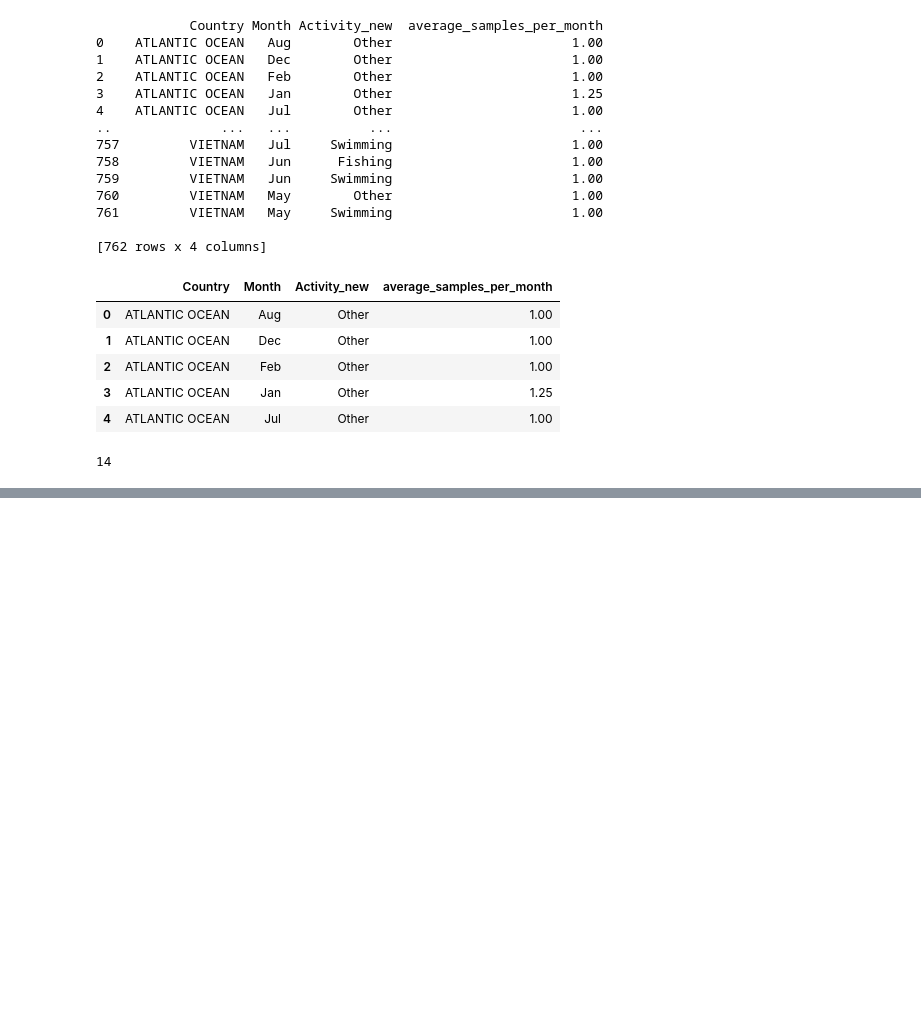
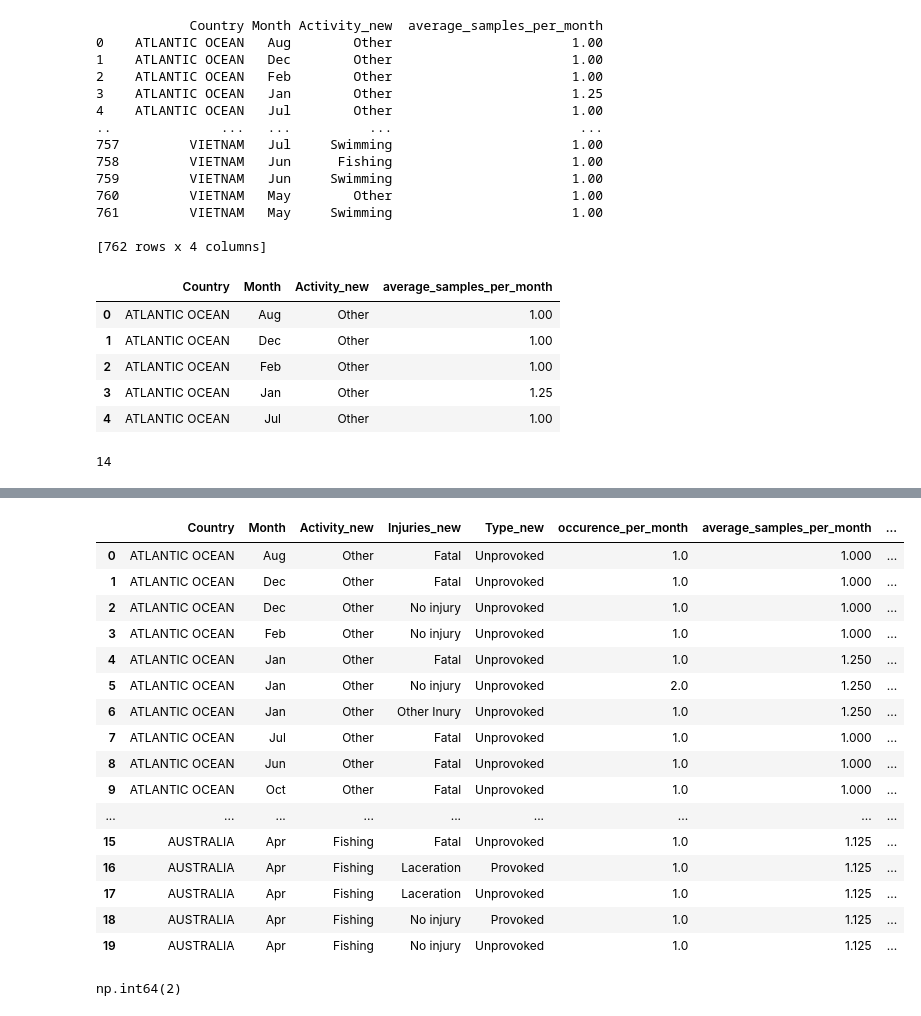
Before and after one commit to raduburtea/shark-attack, a Jupyter notebook: data_prep_and_modeling.ipynb, the cells around one changed output, grey strips where cells are left out. Saved outputs shown, nothing was run; the diff lists cells and outputs as text; code cells hidden in the pictures; blank space fills up the shorter version.

```diff
--- a/data_prep_and_modeling.ipynb
+++ b/data_prep_and_modeling.ipynb
@@ -807,0 +585,51 @@ dataset['Fatal (Y/N)']
+# %%
+def read_pickle(file_path):
+        with open(file_path, 'rb') as f:
+            return pickle.load(f)
+
+def generate_combined_file(folder_name):
+    combined_list = []
+    # Iterate over all files in the folder
+    sorted_files = sorted(os.listdir(folder_name))
+    for filename in sorted_files:
+        if filename.endswith('.pkl'):
+            file_path = os.path.join(folder_name, filename)
+            # Load the contents of the pickle file
+            data = read_pickle(file_path)
+
+            if len(data) != 10 and filename not in [sorted_files[0], sorted_files[-1]]:
+                #Could introduce a call here to the LLM
+                print(f"Found a file with less than 10 elements: {filename}")
+                index = int(filename.split('_')[-1].split('.')[0])
+                run_llm_for_index(index + 1, index + 11)
+                data = read_pickle(file_path)
+
+            combined_list.extend(data)
+    return combined_list
+# %%
+combined_list = generate_combined_file("inter_openai")
+# %%
+average_samples_only_activ['participants'] = combined_list
+# %%
+# Merge the two datasets and broadcast participants to the dataset
+dataset_with_exposure = pd.merge(average_samples, average_samples_only_activ, on=['Country', 'Month', 'Activity_new'], how='left')
+# %%
+dataset_with_exposure.head(20)
+# %% [output]
+|  | Country | Month | Activity_new | Injuries_new | Type_new | occurence_per_month | average_samples_per_month | ... |
+| 0 | ATLANTIC OCEAN | Aug | Other | Fatal | Unprovoked | 1.0 | 1.000 | ... |
+| 1 | ATLANTIC OCEAN | Dec | Other | Fatal | Unprovoked | 1.0 | 1.000 | ... |
+| 2 | ATLANTIC OCEAN | Dec | Other | No injury | Unprovoked | 1.0 | 1.000 | ... |
+| 3 | ATLANTIC OCEAN | Feb | Other | No injury | Unprovoked | 1.0 | 1.000 | ... |
+| 4 | ATLANTIC OCEAN | Jan | Other | Fatal | Unprovoked | 1.0 | 1.250 | ... |
+| 5 | ATLANTIC OCEAN | Jan | Other | No injury | Unprovoked | 2.0 | 1.250 | ... |
+| 6 | ATLANTIC OCEAN | Jan | Other | Other Inury | Unprovoked | 1.0 | 1.250 | ... |
+| 7 | ATLANTIC OCEAN | Jul | Other | Fatal | Unprovoked | 1.0 | 1.000 | ... |
+| 8 | ATLANTIC OCEAN | Jun | Other | Fatal | Unprovoked | 1.0 | 1.000 | ... |
+| 9 | ATLANTIC OCEAN | Oct | Other | Fatal | Unprovoked | 1.0 | 1.000 | ... |
+| ... | ... | ... | ... | ... | ... | ... | ... | ... |
+| 15 | AUSTRALIA | Apr | Fishing | Fatal | Unprovoked | 1.0 | 1.125 | ... |
+| 16 | AUSTRALIA | Apr | Fishing | Laceration | Provoked | 1.0 | 1.125 | ... |
+| 17 | AUSTRALIA | Apr | Fishing | Laceration | Unprovoked | 1.0 | 1.125 | ... |
+| 18 | AUSTRALIA | Apr | Fishing | No injury | Provoked | 1.0 | 1.125 | ... |
+| 19 | AUSTRALIA | Apr | Fishing | No injury | Unprovoked | 1.0 | 1.125 | ... |
@@ -807,0 +650,4 @@ dataset['Fatal (Y/N)']
+# %%
+dataset_with_exposure['exposure_rate'].isna().sum()
+# %% [output]
+np.int64(2)
```
Also changed, not shown: parts of 69 cells of this notebook.
